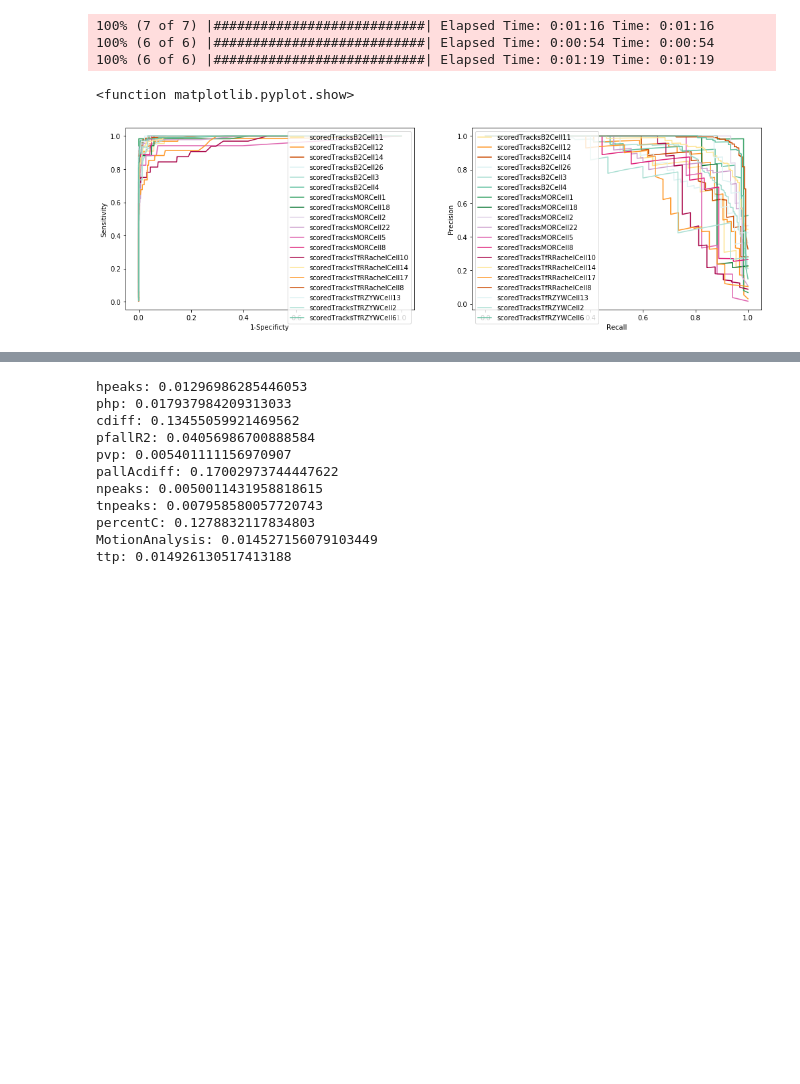
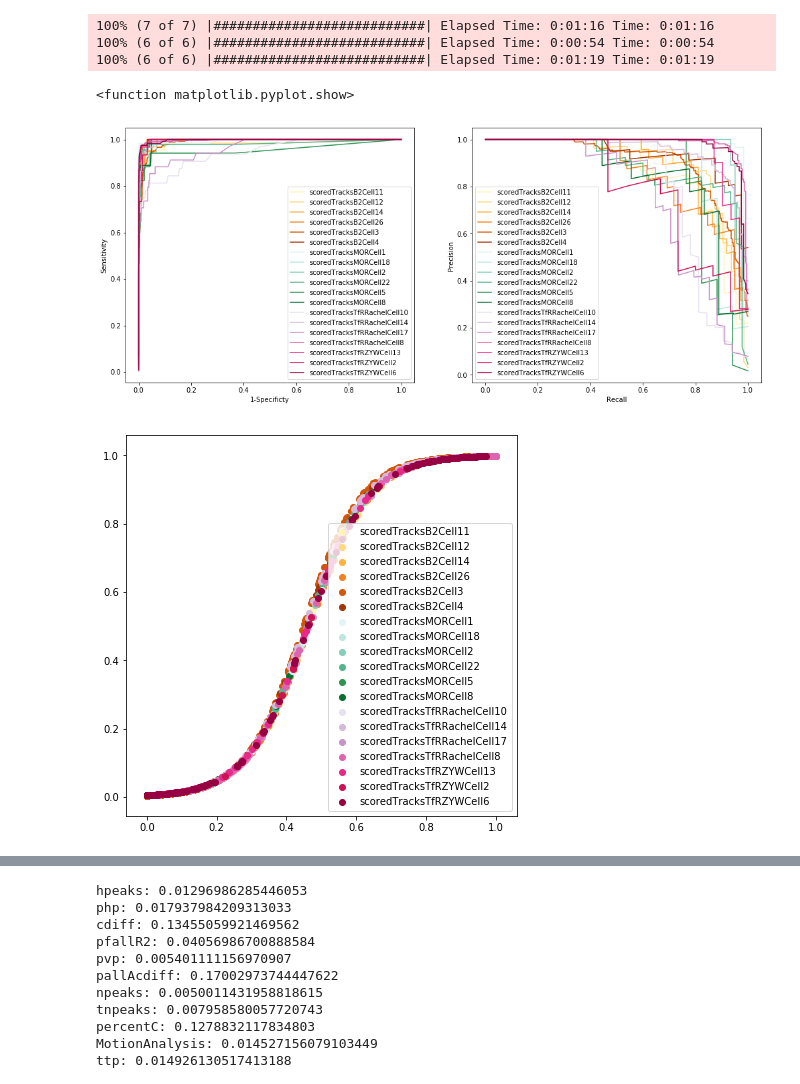
Before and after one commit to exark/puffsAnalysis, a Jupyter notebook: puffsAnalysis.ipynb, the cells around one changed output, grey strips where cells are left out. Drawn from its saved outputs; the diff is of its cells as text; code cells hidden in the pictures; blank space fills up the shorter version.

Commit message:
Commit before cleaning up classifier notebook

```diff
--- a/puffsAnalysis.ipynb
+++ b/puffsAnalysis.ipynb
@@ -304,36 +305,59 @@ cargoes['all'] = {'data' : pd.concat([cargoes[cargo]['data'] for cargo in condit
 100% (6 of 6) |###########################| Elapsed Time: 0:00:54 Time: 0:00:54
 100% (6 of 6) |###########################| Elapsed Time: 0:01:19 Time: 0:01:19
 # %%
-pal = sns.color_palette('YlOrBr',3)+sns.color_palette('BuGn',5)+sns.color_palette('PuRd',5)
+pal = sns.color_palette('YlOrBr',6)+sns.color_palette('BuGn',6)+sns.color_palette('PuRd',7)
 sns.set_palette(pal)
 
-plt.figure(figsize=(17,5))
+plt.figure(figsize=(17,7))
 ax1 = plt.subplot(121)
 ax1.set_xlabel('1-Specificty')
 ax1.set_ylabel('Sensitivity')
 ax2 = plt.subplot(122)
 ax2.set_xlabel('Recall')
 ax2.set_ylabel('Precision')
+
+fh, ax3 = plt.subplots(figsize=(7,7))
+
+rr = dict()
+
+training_fields = ['hpeaks', 'php', 'cdiff', 'pfallR2', 'pvp', 'pallAcdiff', 'npeaks',
+                   'tnpeaks', 'percentC','MotionAnalysis', 'ttp', 'RSSm', 'deltaf',
+                   'global_background', 'SNR', 'lifetime_s']
 
 for cell in np.unique(cargoes['all']['data'].index.get_level_values('cell')):
     held_data = cargoes['all']['data'].xs(cell, level=1)
     train_data = cargoes['all']['data'][cargoes['all']['data'].index.get_level_values('cell') != cell]
     classifier = RandomForestClassifier(
         n_estimators = 2000,
         oob_score = True,
         class_weight="balanced",
         random_state=237,
         n_jobs=4)
     classifier.fit(train_data[training_fields], train_data['isPuff'])
     probas_ = classifier.predict_proba(held_data[training_fields])
     fpr, tpr , thresholds= roc_curve(held_data['isPuff'], probas_[:,0], pos_label = 1)
     ax1.plot(fpr, tpr, label=cell)
     precision, recall, thresholds = precision_recall_curve(held_data['isPuff'], probas_[:,0],pos_label = 1)
-    ax2.plot(recall,precision, label=cell)
+    ax2.plot(recall, precision, label=cell)
+    calibrater = LogisticRegression(C = 1000000, random_state=237)
+    calibrater.fit(classifier.oob_decision_function_[:,0].reshape(-1, 1), train_data['isPuff'])
+    proba_calibrated = calibrater.predict_proba(probas_[:,0].reshape(-1, 1))
+    ax3.scatter(probas_[:,0], proba_calibrated[:,0], label=cell)
+    held_data = pd.concat([held_data,
+                           pd.DataFrame(pd.Series(probas_[:,0],
+                                                  index=held_data.index,
+                                                  name='proba')),
+                           pd.DataFrame(pd.Series(proba_calibrated[:,0],
+                                                  index=held_data.index,
+                                                  name='proba_cal'))],
+                          axis=1)
+    rr[cell] = held_data
 
 ax1.legend()
 ax2.legend()
+ax3.legend()
 plt.show
 # %% [output]
 <function matplotlib.pyplot.show>
-[figure, old version]
+[figure, new version]
+[figure, added]
```
Also changed, not shown: parts of 28 cells of this notebook, 1 other file.
